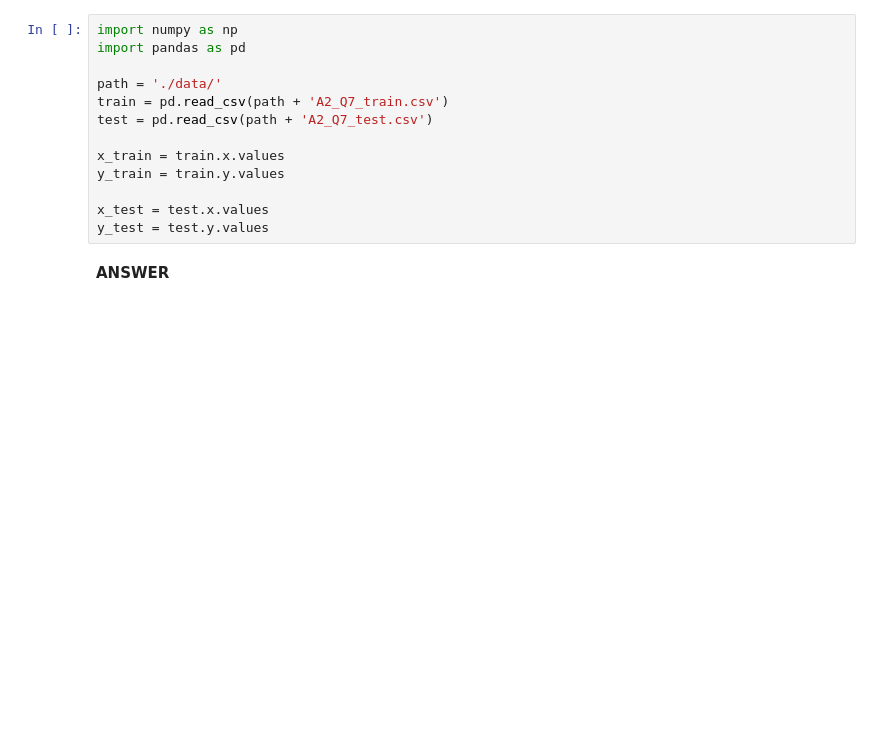
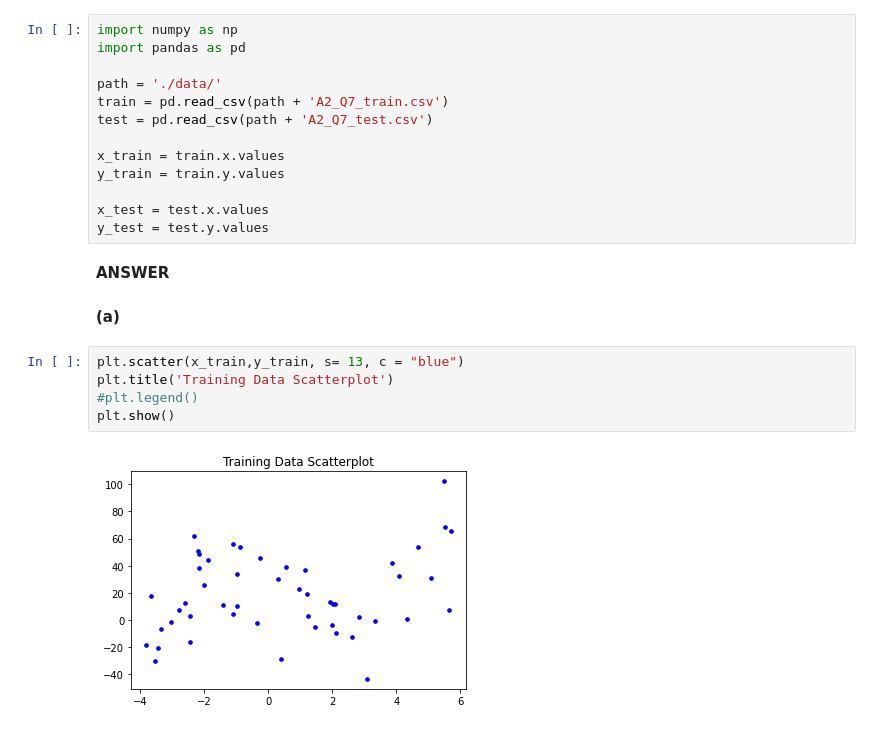
Before and after one commit to HarTigran/ids705, a Jupyter notebook: assignments/Assignment_2.ipynb, the cells around one changed output. Drawn from its saved outputs; the diff is of its cells as text; blank space fills up the shorter version.

```diff
--- a/assignments/Assignment_2.ipynb
+++ b/assignments/Assignment_2.ipynb
@@ -454,3 +501,12 @@ x_test = test.x.values
 y_test = test.y.values
 # %% [markdown]
 **ANSWER**
+# %% [markdown]
+**(a)**
+# %%
+plt.scatter(x_train,y_train, s= 13, c = "blue")
+plt.title('Training Data Scatterplot')
+#plt.legend()
+plt.show()
+# %% [output]
+[figure, added]
```
Also changed, not shown: parts of 25 cells of this notebook.
